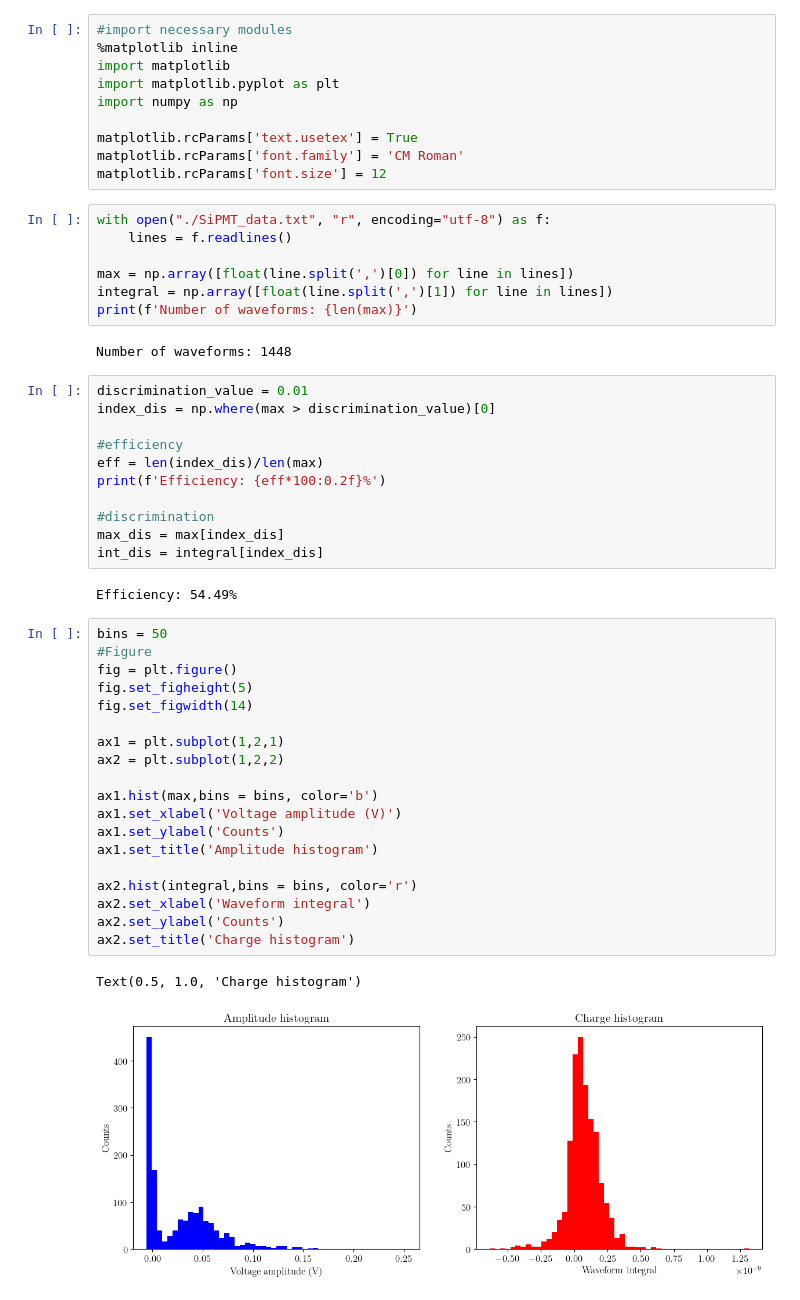
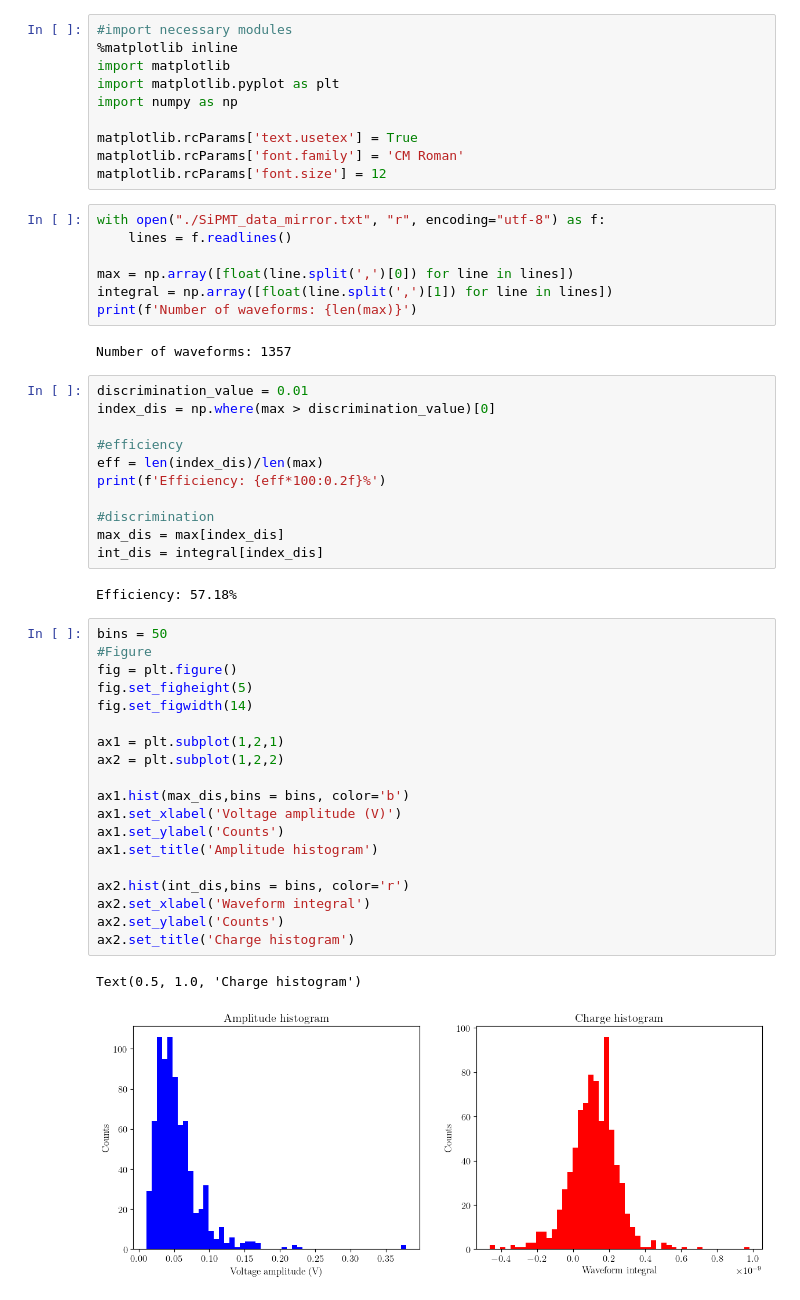
Before and after one commit to JoseCDS17/LabIV_UNIGE, a Jupyter notebook: Diode_Photomultiplier/SiPMT_DataAnalysis.ipynb, the cells around one changed output. Saved outputs shown, nothing was run; the diff lists cells and outputs as text.

Commit message:
Waveforms Analysis

```diff
--- a/Diode_Photomultiplier/SiPMT_DataAnalysis.ipynb
+++ b/Diode_Photomultiplier/SiPMT_DataAnalysis.ipynb
@@ -9,14 +9,14 @@ matplotlib.rcParams['text.usetex'] = True
 matplotlib.rcParams['font.family'] = 'CM Roman'
 matplotlib.rcParams['font.size'] = 12
 # %%
-with open("./SiPMT_data.txt", "r", encoding="utf-8") as f:
+with open("./SiPMT_data_mirror.txt", "r", encoding="utf-8") as f:
     lines = f.readlines()
 
 max = np.array([float(line.split(',')[0]) for line in lines])
 integral = np.array([float(line.split(',')[1]) for line in lines])
 print(f'Number of waveforms: {len(max)}')
 # %% [output]
-Number of waveforms: 1448
+Number of waveforms: 1357
 # %%
 discrimination_value = 0.01
 index_dis = np.where(max > discrimination_value)[0]
@@ -29,26 +29,26 @@ print(f'Efficiency: {eff*100:0.2f}%')
 max_dis = max[index_dis]
 int_dis = integral[index_dis]
 # %% [output]
-Efficiency: 54.49%
+Efficiency: 57.18%
 # %%
 bins = 50
 #Figure
 fig = plt.figure()
 fig.set_figheight(5)
 fig.set_figwidth(14)
 
 ax1 = plt.subplot(1,2,1)
 ax2 = plt.subplot(1,2,2)
 
-ax1.hist(max,bins = bins, color='b')
+ax1.hist(max_dis,bins = bins, color='b')
 ax1.set_xlabel('Voltage amplitude (V)')
 ax1.set_ylabel('Counts')
 ax1.set_title('Amplitude histogram')
 
-ax2.hist(integral,bins = bins, color='r')
+ax2.hist(int_dis,bins = bins, color='r')
 ax2.set_xlabel('Waveform integral')
 ax2.set_ylabel('Counts')
 ax2.set_title('Charge histogram')
 # %% [output]
 Text(0.5, 1.0, 'Charge histogram')
-[figure, old version]
+[figure, new version]
```
Also changed, not shown: 5 other files.
